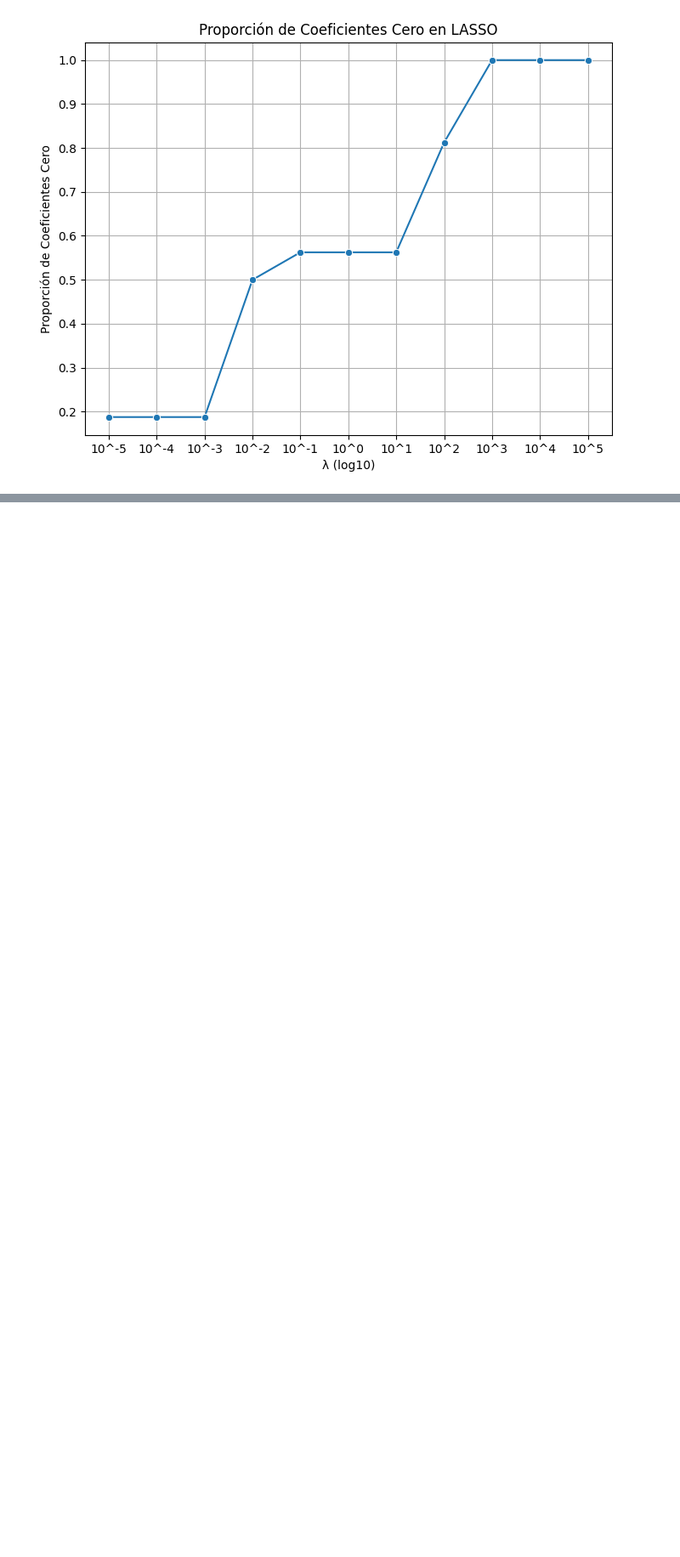
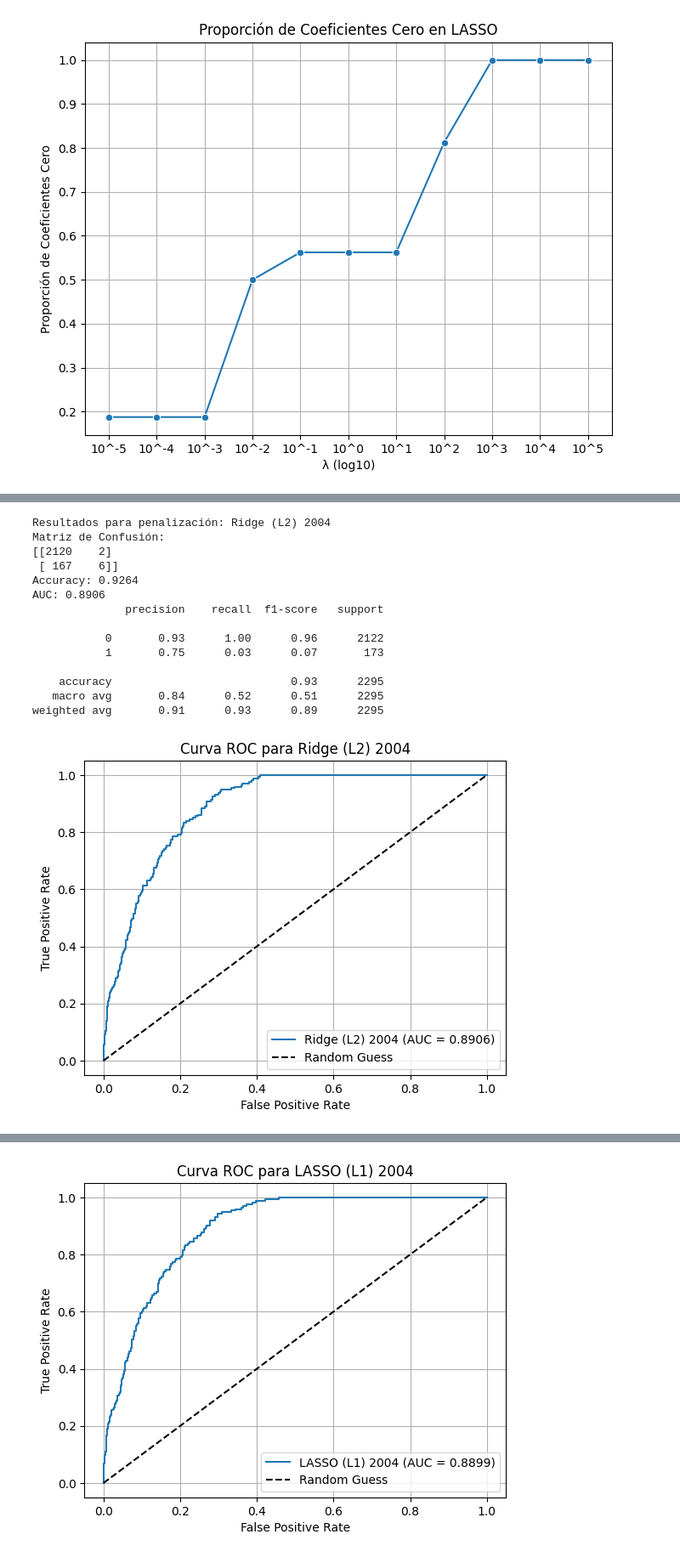
Before and after one commit to Freverendo/CC408-T13, a Jupyter notebook: TP4/TP4.ipynb, the cells around one changed output, grey strips where cells are left out. Shown: that part at 85% size. Saved outputs shown, nothing was run; the diff lists cells and outputs as text; code cells hidden in the pictures; blank space fills up the shorter version.

```diff
--- a/TP4/TP4.ipynb
+++ b/TP4/TP4.ipynb
@@ -943,17 +948,76 @@ plt.show()
 # %%
 # Ahora que sabemos el lambda optimo me fijo cuales son las varibles con coeficiente 0 para LASSO
+lambda_ridge_2004 = 1e-06
+lambda_lasso_2004 = 1
+lambda_ridge_2024 = 1e-05
+lambda_lasso_2024 = 1e-05
 
-var_lasso_cero = []
+# Inverso para LogisticRegression (C = 1 / λ)
+C_ridge_2004 = 1 / lambda_ridge_2004
+C_lasso_2004 = 1 / lambda_lasso_2004
+C_ridge_2024 = 1 / lambda_ridge_2024
+C_lasso_2024 = 1 / lambda_lasso_2024
 
-# Guardamos las variables que son cero en LASSO
+# Ridge y LASSO para 2004
+lambda_ridge_2004 = LogisticRegression(penalty='l2', C=C_ridge_2004, solver='liblinear', max_iter=1000)
+lambda_ridge_2004.fit(X_train_2004_trans, y_train_2004)
 
-variables_cero = X_train_2024_trans.columns[model_lasso.coef_[0] == 0]
-var_lasso_cero.append(variables_cero)
+lambda_lasso_2004 = LogisticRegression(penalty='l1', C=C_lasso_2004, solver='liblinear', max_iter=1000)
+lambda_lasso_2004.fit(X_train_2004_trans, y_train_2004)
 
+# Predicciones y probabilidades para Ridge y LASSO en 2004
+y_pred_ridge_2004 = lambda_ridge_2004.predict(X_test_2004_trans)
+y_prob_ridge_2004 = lambda_ridge_2004.predict_proba(X_test_2004_trans)[:, 1]
 
+y_pred_lasso_2004 = lambda_lasso_2004.predict(X_test_2004_trans)
+y_prob_lasso_2004 = lambda_lasso_2004.predict_proba(X_test_2004_trans)[:, 1]
 
-# Para guardarlo en un dataframe...
-coeficientes_finales = pd.DataFrame([np.array(X_train_transformed.columns.tolist()),lasso.coef_]).T
-coeficientes_finales.columns = ['feature','coeficiente']
-print(f"El modelo final cuenta con: {coeficientes_finales[coeficientes_finales['coeficiente']!=0].shape[0]}",'features' )
-coeficientes_finales
+# Ridge y LASSO para 2024
+lambda_ridge_2024 = LogisticRegression(penalty='l2', C=C_ridge_2024, solver='liblinear', max_iter=1000)
+lambda_ridge_2024.fit(X_train_2024_trans, y_train_2024)
+
+lambda_lasso_2024 = LogisticRegression(penalty='l1', C=C_lasso_2024, solver='liblinear', max_iter=1000)
+lambda_lasso_2024.fit(X_train_2024_trans, y_train_2024)
+
+# Predicciones y probabilidades para Ridge y LASSO en 2024
+y_pred_ridge_2024 = lambda_ridge_2024.predict(X_test_2024_trans)
+y_prob_ridge_2024 = lambda_ridge_2024.predict_proba(X_test_2024_trans)[:, 1]
+
+y_pred_lasso_2024 = lambda_lasso_2024.predict(X_test_2024_trans)
+y_prob_lasso_2024 = lambda_lasso_2024.predict_proba(X_test_2024_trans)[:, 1]
+
+# Reportamos resultados para 2004 y 2024
+reportar_métricas(y_test_2004, y_pred_ridge_2004, y_prob_ridge_2004, penalidad="Ridge (L2) 2004")
+reportar_métricas(y_test_2004, y_pred_lasso_2004, y_prob_lasso_2004, penalidad="LASSO (L1) 2004")
+
+reportar_métricas(y_test_2024, y_pred_ridge_2024, y_prob_ridge_2024, penalidad="Ridge (L2) 2024")
+reportar_métricas(y_test_2024, y_pred_lasso_2024, y_prob_lasso_2024, penalidad="LASSO (L1) 2024")
+
+# Identificar variables descartadas por LASSO
+def id_var_descartadas(modelo, columnas):
+    coeficientes = modelo.coef_.flatten()
+    var_descartadas = [col for col, coef in zip(columnas, coeficientes) if coef == 0]
+    return var_descartadas
+
+# Variables descartadas para 2004 y 2024
+var_descartadas_2004 = id_var_descartadas(lambda_lasso_2004, X_train_2004_trans.columns)
+var_descartadas_2024 = id_var_descartadas(lambda_lasso_2024, X_train_2024_trans.columns)
+
+print(f"Variables descartadas por LASSO en 2004: {var_descartadas_2004}")
+print(f"Variables descartadas por LASSO en 2024: {var_descartadas_2024}")
+# %% [output]
+Resultados para penalización: Ridge (L2) 2004
+Matriz de Confusión:
+[[2120    2]
+ [ 167    6]]
+Accuracy: 0.9264
+AUC: 0.8906
+              precision    recall  f1-score   support
+
+           0       0.93      1.00      0.96      2122
+           1       0.75      0.03      0.07       173
+
+    accuracy                           0.93      2295
+   macro avg       0.84      0.52      0.51      2295
+weighted avg       0.91      0.93      0.89      2295
+[figure, added]
@@ -959,0 +1038 @@ coeficientes_finales
+[figure, added]
```
Also changed, not shown: parts of 5 cells of this notebook, 5 other files.
